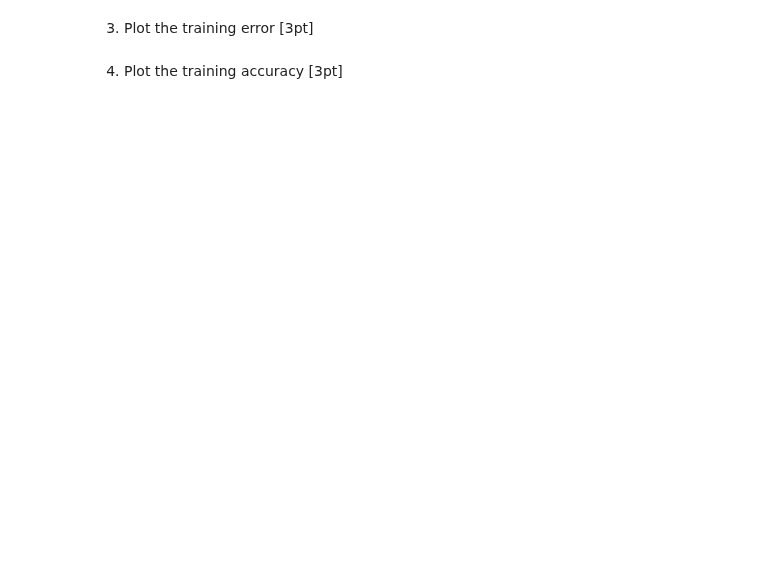
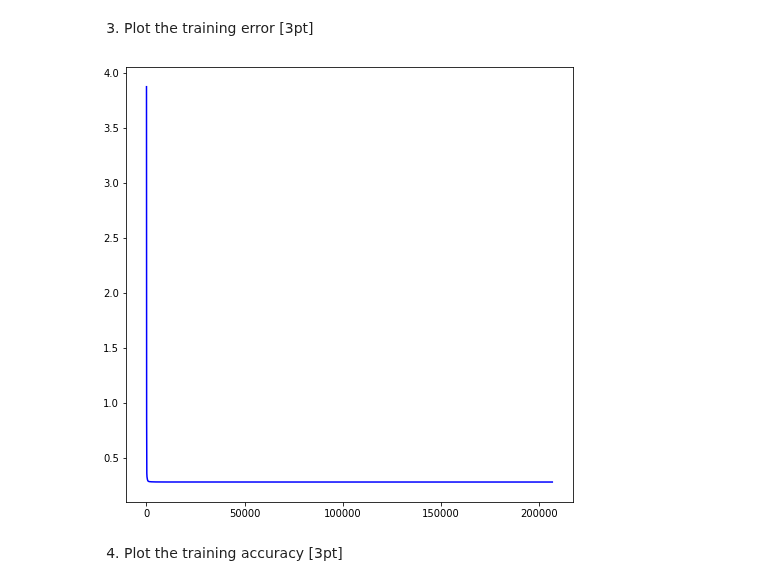
Before and after one commit to pula39/ml-assignment, a Jupyter notebook: ml_assignment6.ipynb, the cells around one changed output. Drawn from its saved outputs; the diff is of its cells as text; code cells hidden in the pictures; blank space fills up the shorter version.

Commit message:
전체 코드 재실행 후 Plotting.

```diff
--- a/ml_assignment6.ipynb
+++ b/ml_assignment6.ipynb
@@ -146,10 +146,14 @@ current_theta_list = [0.0]
 # (n, m) 은 x^n, y^m을 의미.
 
 poly_list = [(8, 0), (9, 0), (7, 1), (0, 8), (5, 3), (2, 1), (4, 4), (6, 3), (1, 2), (0, 6), (1, 0), (0, 1), (1, 4), (6, 0), (3, 6)]
-current_theta_list = [2.024, -261.239, 147.529, -37.865, 0.489,
-                      -522.205, 13.390, -592.591, 446.266, 67.522,
-                      -18.615, -1.292, 3.144, -171.821, 79.728,
-                      690.367]
+# current_theta_list = [2, -261, 147, -37, 0,
+#                       -522, 13, -592, 446, 67,
+#                       -18, -1, 3, -171, 79,
+#                       690]
+current_theta_list = [2, -260, 150, -40, -5,
+                      -500, 15, -590, 440, 60,
+                      -20, -10, 30, -170, 80,
+                      690]
 print(f"size of k is {len(current_theta_list)}")
 print(f"size of poly list is {len(poly_list)}")
 print(poly_list)
@@ -168,7 +172,7 @@ for (x,y), value in factor_to_result_orig.items():
     factor_to_result[tuple(new_factor)] = value
 
 
-step_size = 1
+step_size = 3
 
 step_count = 0
 
@@ -186,26 +190,27 @@ while(True):
     next_theta_list = next_gradient_descent_step(step_size / numpy.sqrt(numpy.log(step_count+1)), current_theta_list, factor_to_result)
 
     step_count_to_energy_value[step_count] = calc_energy_value(next_theta_list, factor_to_result)
-    step_count_to_energy_value[step_count] = calc_accuracy(next_theta_list, factor_to_result)
+    step_count_to_accuracy[step_count] = calc_accuracy(next_theta_list, factor_to_result)
 
     step_count_to_theta_list[step_count] = next_theta_list
 
-    no_loop = no_loop + 1
-    if(no_loop % 1000 == 0):
-        print("loop", no_loop, current_theta_list, "->", next_theta_list, "loss", step_count_to_energy_value[step_count], "step mul", numpy.log(numpy.log(step_count+1) + 1))
+    # -------------------------디버그용 코드
+    # no_loop = no_loop + 1
+    # if(no_loop % 1000 == 0):
+    #     print("loop", no_loop, current_theta_list, "->", next_theta_list, "loss", step_count_to_energy_value[step_count], "step mul", numpy.log(numpy.log(step_count+1) + 1))
 
-        start = 0.0000000001
-        for i in range(9):
-            if numpy.isclose(current_theta_list, next_theta_list, rtol=start, atol=start).all():
-                print(f"close at {start:.15f}")
-                break;
-            start = start * 10
+    #     start = 0.0000000001
+    #     for i in range(9):
+    #         if numpy.isclose(current_theta_list, next_theta_list, rtol=start, atol=start).all():
+    #             print(f"close at {start:.15f}")
+    #             break;
+    #         start = start * 10
 
+    # if(no_loop > 100000):
+    #     print("stop")
+    #     break
+    # -------------------------디버그용 코드 끝
     if check_convergence(current_theta_list, next_theta_list).all():
-        break
-
-    if(no_loop > 100000):
-        print("stop")
         break
 
     # print(current_theta_list, "->", next_theta_list, "loss", step_count_to_energy_value[step_count])
@@ -248,6 +261,9 @@ $
 3. Plot the training error [3pt]
 # %%
 make_plot([(step_count_to_energy_value, "plot", "blue")])
+show_plot()
+# %% [output]
+[figure, added]
 # %% [markdown]
 4. Plot the training accuracy [3pt]
 # %%
```
Also changed, not shown: parts of 7 cells of this notebook.
